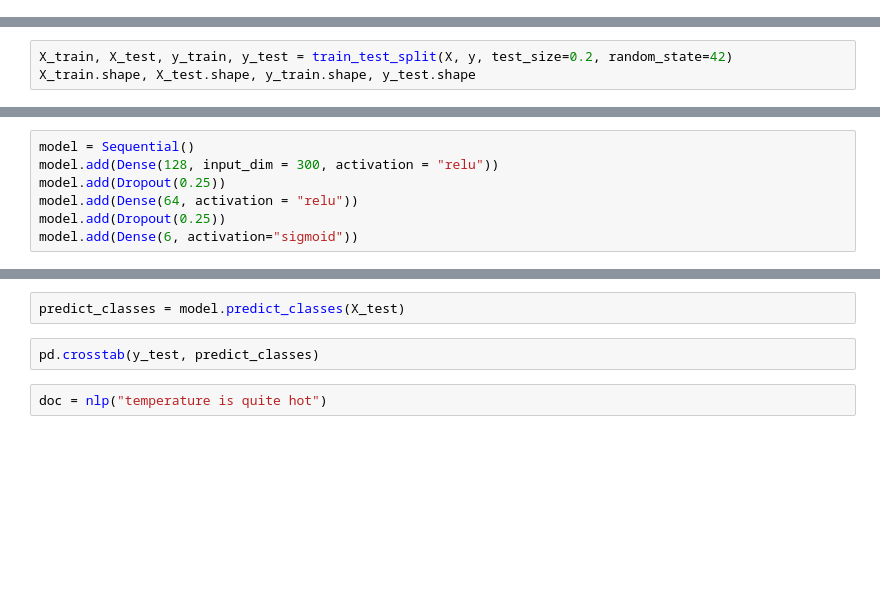
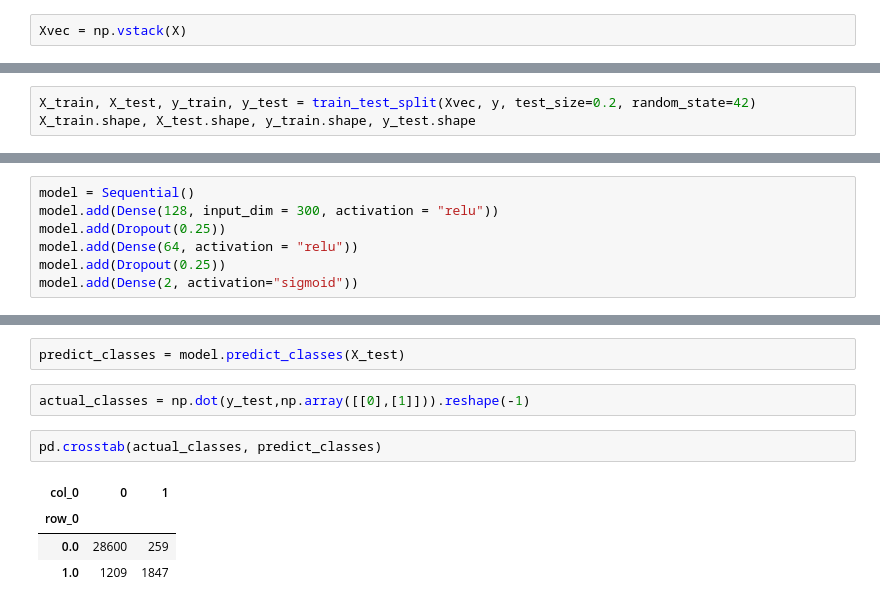
Before and after one commit to amitkaps/deep-learning, a Jupyter notebook: 014-PreTrained-Sentence-Toxic.ipynb, the cells around one changed output, grey strips where cells are left out. Cells and saved outputs as stored; diff of their text form; blank space fills up the shorter version.

```diff
--- a/014-PreTrained-Sentence-Toxic.ipynb
+++ b/014-PreTrained-Sentence-Toxic.ipynb
@@ -77,4 +77,6 @@ from tqdm import tqdm, tqdm_pandas
 tqdm.pandas(desc="progress")
 # %%
 X = train_sentences.progress_apply(get_vector)
+# %%
+Xvec = np.vstack(X)
 # %%
@@ -82,5 +86,5 @@ X.shape
 # %%
 from sklearn.model_selection import train_test_split
 # %%
-X_train, X_test, y_train, y_test = train_test_split(X, y, test_size=0.2, random_state=42)
+X_train, X_test, y_train, y_test = train_test_split(Xvec, y, test_size=0.2, random_state=42)
 X_train.shape, X_test.shape, y_train.shape, y_test.shape
@@ -95,4 +101,4 @@ model.add(Dense(128, input_dim = 300, activation = "relu"))
 model.add(Dropout(0.25))
 model.add(Dense(64, activation = "relu"))
 model.add(Dropout(0.25))
-model.add(Dense(6, activation="sigmoid"))
+model.add(Dense(2, activation="sigmoid"))
@@ -131,7 +140,12 @@ print('Test accuracy:', score[1])
 ### Step 5: Visualise evaluation & Make a prediction
 # %%
 predict_classes = model.predict_classes(X_test)
+# %%
+actual_classes = np.dot(y_test,np.array([[0],[1]])).reshape(-1)
 # %%
-pd.crosstab(y_test, predict_classes)
+pd.crosstab(actual_classes, predict_classes)
+# %% [output]
+| col_0 | 0 | 1 |
+| row_0 |  |  |
+| 0.0 | 28600 | 259 |
+| 1.0 | 1209 | 1847 |
-# %%
-doc = nlp("temperature is quite hot")
```
Also changed, not shown: parts of 7 cells of this notebook.
